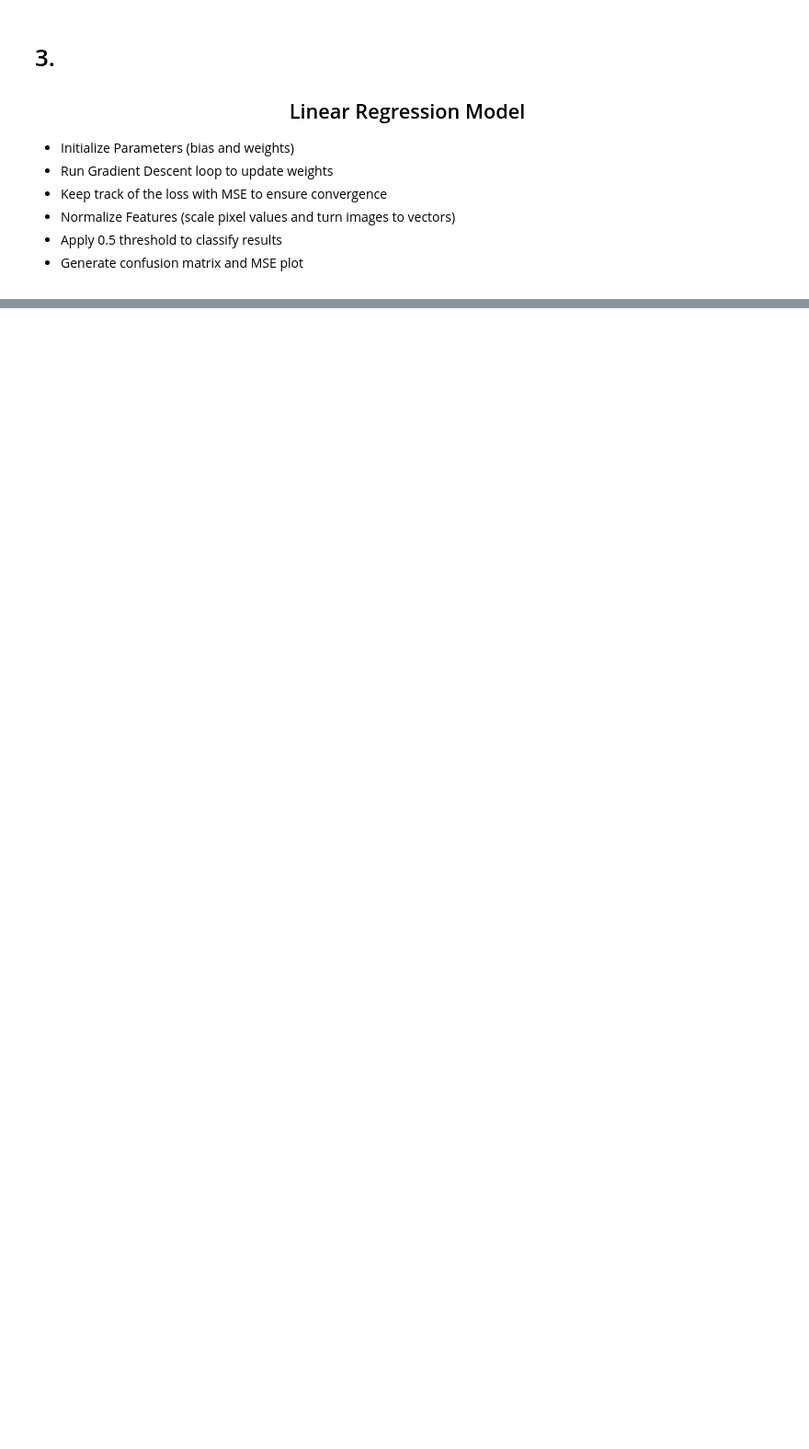
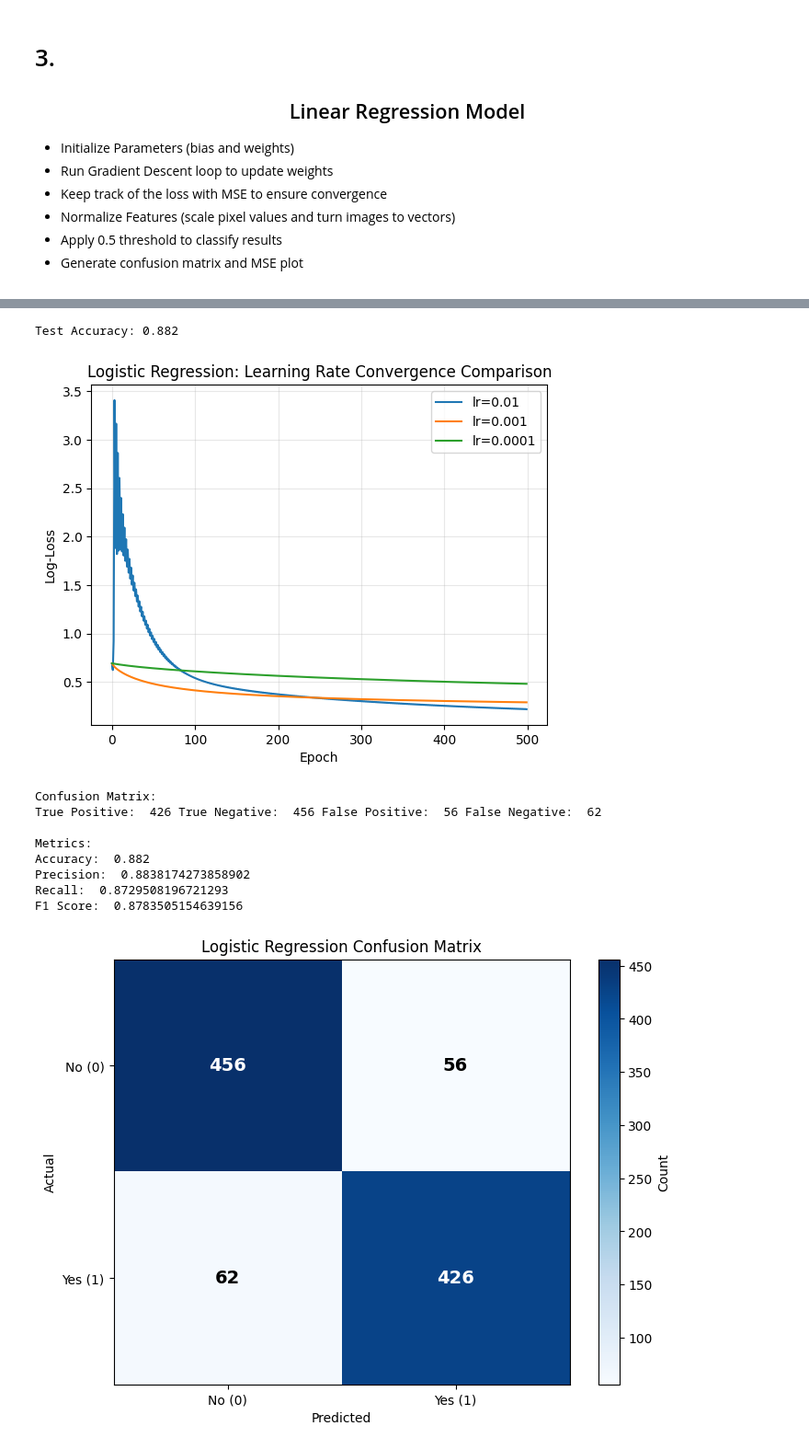
Before and after one commit to laurencorbeil/Gradient-Descent-as-Search-for-Facial-Attribute-Prediction, a Jupyter notebook: Gradient-Descent-as-Search-for-Facial-Attribute-Prediction.ipynb, the cells around one changed output, grey strips where cells are left out. Shown at 92% size. Drawn from its saved outputs; the diff is of its cells as text; code cells hidden in the pictures; blank space fills up the shorter version.

```diff
--- a/Gradient-Descent-as-Search-for-Facial-Attribute-Prediction.ipynb
+++ b/Gradient-Descent-as-Search-for-Facial-Attribute-Prediction.ipynb
@@ -471,7 +374,7 @@ accuracy = np.mean(y_test_pred == y_test_classification_targets)
 print("Test Accuracy:", accuracy)
 
 # Learning rate comparison for logistic regression
-learning_rates_lr = [0.01, 0.05, 0.1, 0.2]
+learning_rates_lr = [0.01, 0.001, 0.0001]
 plt.figure()
 for lr in learning_rates_lr:
     w, b, hist = logistic_gradient_descent(X_train_classification_input, y_train_classification_targets, learning_rate=lr, epochs=500)
@@ -548,7 +451,7 @@ print("-" * 40)
 # This function shuffles the training data and splits it into 'k' distinct subsets.
 # It iteratively trains the logistic_gradient_descent model on k-1 folds and tests it on the remaining fold.
 # This ensures model's performance metrics are robust and not just a result of a "lucky" train/test split.
-def cross_validate_logistic(X, y, k=5, lr=0.1, epochs=500):
+def cross_validate_logistic(X, y, k=5, lr=0.001, epochs=500):
     print(f"\nStarting {k}-Fold Cross Validation...")
 
     # Shuffle indices to ensure random distribution before splitting
@@ -581,30 +484,42 @@ def cross_validate_logistic(X, y, k=5, lr=0.1, epochs=500):
 
         # Calculate all metrics for this specific fold
         acc = (tp + tn) / (tp + tn + fp + fn + 1e-12)
         prec = tp / (tp + fp + 1e-12)
         rec = tp / (tp + fn + 1e-12)
         f1_score = 2 * prec * rec / (prec + rec + 1e-12)
         spec = tn / (tn + fp + 1e-12)
 
         # Store the metrics
         cv_metrics['accuracy'].append(acc)
         cv_metrics['precision'].append(prec)
         cv_metrics['recall'].append(rec)
         cv_metrics['f1'].append(f1_score)
         cv_metrics['specificity'].append(spec)
 
         print(f"Fold {i+1} completed: Accuracy = {acc:.4f}")
 
     return cv_metrics
 
 # 3. EXECUTING THE K-FOLD CROSS VALIDATION
 # Calculates and prints the average (mean) of each metric across all 5 folds
 # to get a robust estimate of the model's generalization performance.
 metrics_results = cross_validate_logistic(X_train_classification_input, y_train_classification_targets, k=5, lr=0.1, epochs=500)
 
 print("\n--- K-Fold Cross Validation Results (Averages across 5 folds) ---")
 print(f"Average Accuracy:    {np.mean(metrics_results['accuracy']):.4f} (+/- {np.std(metrics_results['accuracy']):.4f})")
 print(f"Average Precision:   {np.mean(metrics_results['precision']):.4f}")
 print(f"Average Recall:      {np.mean(metrics_results['recall']):.4f}")
 print(f"Average F1 Score:    {np.mean(metrics_results['f1']):.4f}")
 print(f"Average Specificity: {np.mean(metrics_results['specificity']):.4f}")
+# %% [output]
+Test Accuracy: 0.882
+[figure, added]
+Confusion Matrix:
+True Positive:  426 True Negative:  456 False Positive:  56 False Negative:  62
+
+Metrics:
+Accuracy:  0.882
+Precision:  0.8838174273858902
+Recall:  0.8729508196721293
+F1 Score:  0.8783505154639156
+[figure, added]
```
Also changed, not shown: parts of 8 cells of this notebook.
